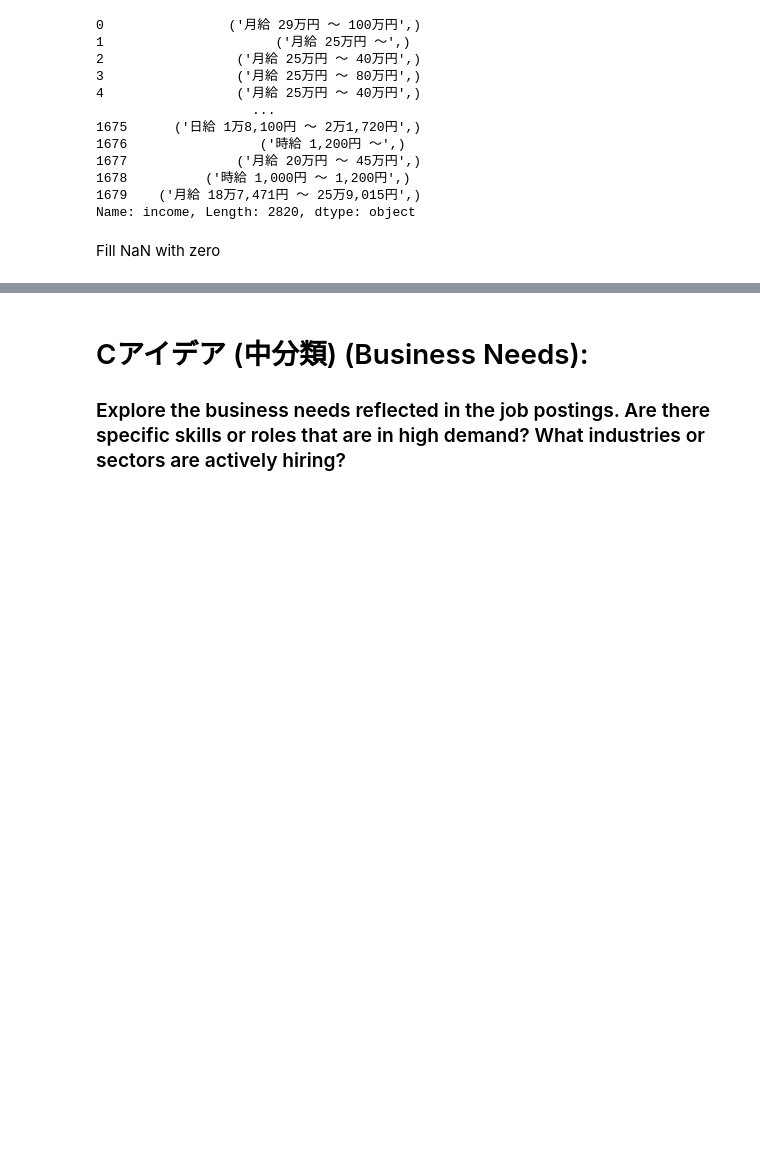
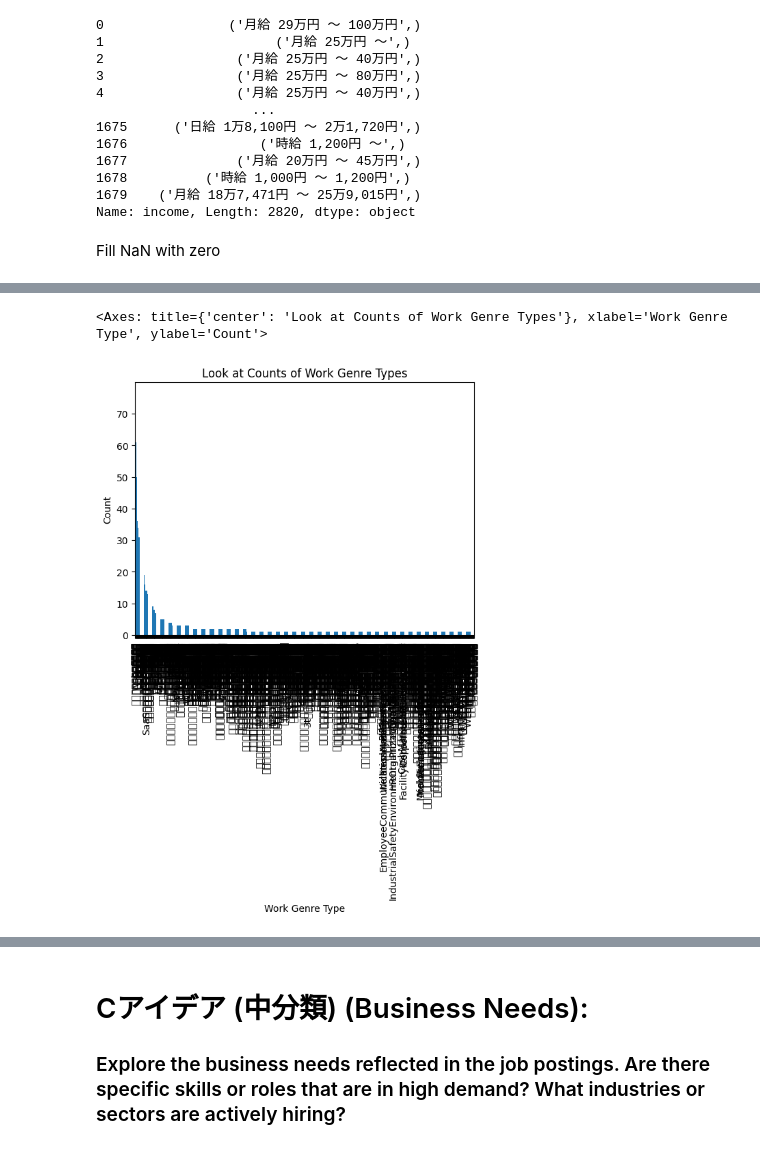
Before and after one commit to rbarmon/MEJORA_WEBSCRAPE, a Jupyter notebook: rian_scraping/scraping_data_analysis.ipynb, the cells around one changed output, grey strips where cells are left out. Saved outputs shown, nothing was run; the diff lists cells and outputs as text; code cells hidden in the pictures; blank space fills up the shorter version.

```diff
--- a/rian_scraping/scraping_data_analysis.ipynb
+++ b/rian_scraping/scraping_data_analysis.ipynb
@@ -138,0 +192,7 @@ u_engage.to_csv('engage.csv', index=False)
+# %%
+import matplotlib.pyplot as plt
+%matplotlib inline
+engage['work_genre'].value_counts().plot(kind='bar', title='Look at Counts of Work Genre Types', xlabel='Work Genre Type', ylabel='Count')
+# %% [output]
+<Axes: title={'center': 'Look at Counts of Work Genre Types'}, xlabel='Work Genre Type', ylabel='Count'>
+[figure, added]
```
Also changed, not shown: parts of 10 cells of this notebook.
